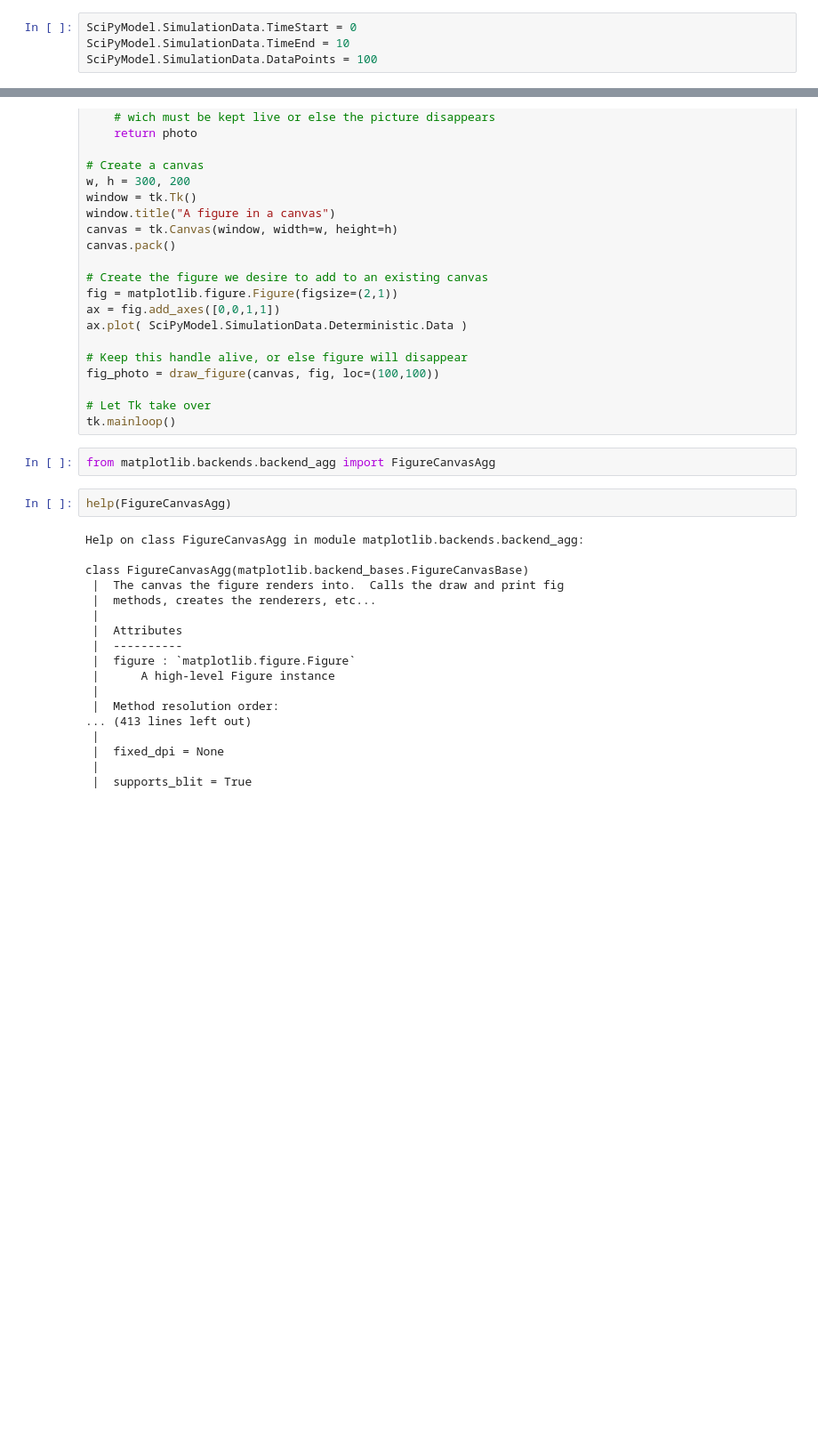
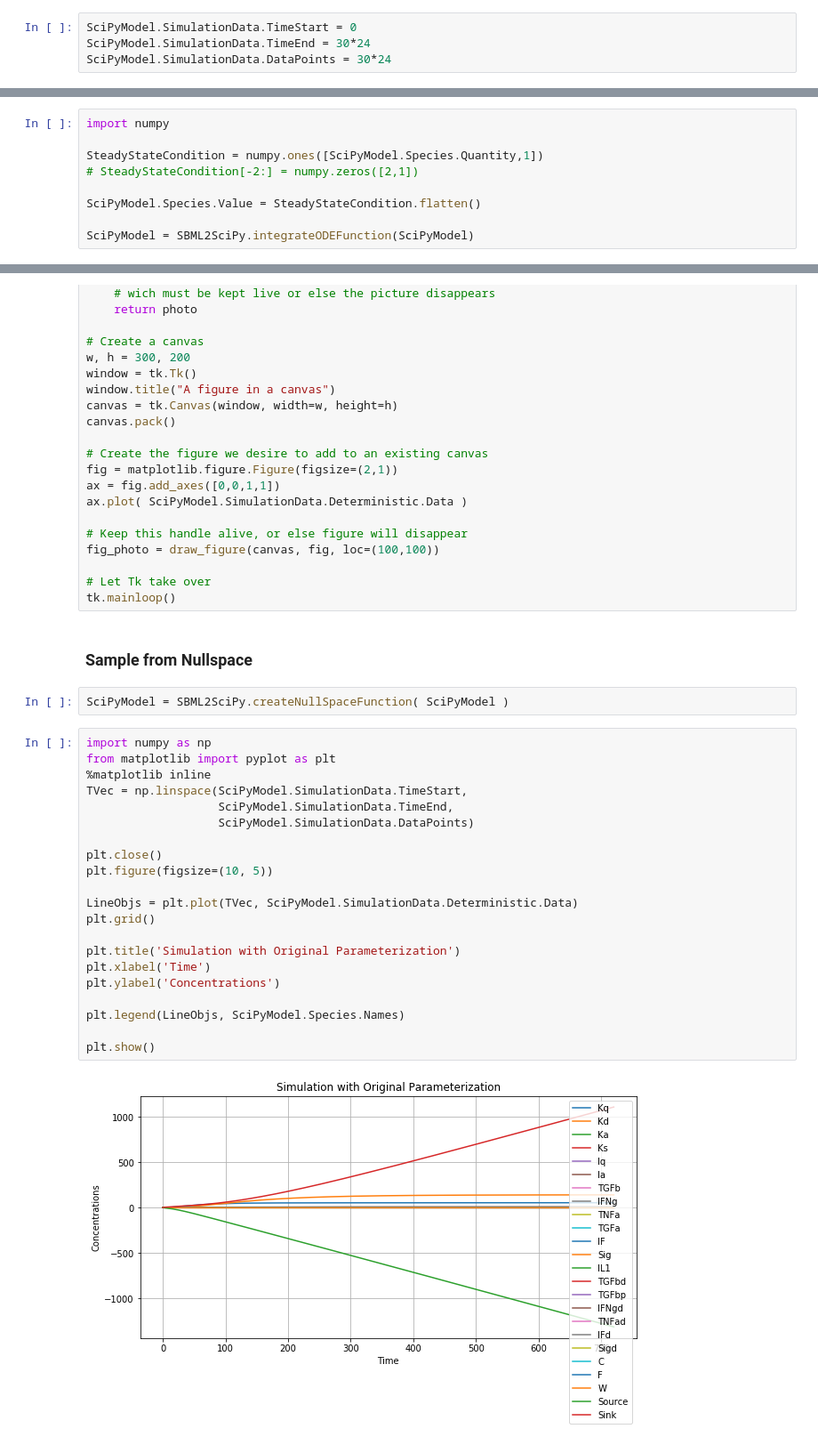
Before and after one commit to mridullpandey/SBML-Analysis-Toolbox, a Jupyter notebook: Sample_Workflow.ipynb, the cells around one changed output, grey strips where cells are left out. Shown at 89% size. Saved outputs shown, nothing was run; the diff lists cells and outputs as text; blank space fills up the shorter version.

Commit message:
masstransfer submodel nullspace example

```diff
--- a/Sample_Workflow.ipynb
+++ b/Sample_Workflow.ipynb
@@ -48,5 +48,5 @@ SciPyModel = SBML2SciPy.writeODEFunction( SciPyModel )
 Specify time-vector information.
 # %%
 SciPyModel.SimulationData.TimeStart = 0
-SciPyModel.SimulationData.TimeEnd = 10
-SciPyModel.SimulationData.DataPoints = 100
+SciPyModel.SimulationData.TimeEnd = 30*24
+SciPyModel.SimulationData.DataPoints = 30*24
@@ -56,0 +53,9 @@ ERROR: Unknown error. Unable to remove 0211PMApril182018.py
+# %%
+import numpy
+
+SteadyStateCondition = numpy.ones([SciPyModel.Species.Quantity,1])
+# SteadyStateCondition[-2:] = numpy.zeros([2,1])
+
+SciPyModel.Species.Value = SteadyStateCondition.flatten()
+
+SciPyModel = SBML2SciPy.integrateODEFunction(SciPyModel)
@@ -106,25 +113,30 @@ fig_photo = draw_figure(canvas, fig, loc=(100,100))
 
 # Let Tk take over
 tk.mainloop()
-# %%
-from matplotlib.backends.backend_agg import FigureCanvasAgg
-# %%
-help(FigureCanvasAgg)
-# %% [output]
-Help on class FigureCanvasAgg in module matplotlib.backends.backend_agg:
-
-class FigureCanvasAgg(matplotlib.backend_bases.FigureCanvasBase)
- |  The canvas the figure renders into.  Calls the draw and print fig
- |  methods, creates the renderers, etc...
- |
- |  Attributes
- |  ----------
- |  figure : `matplotlib.figure.Figure`
- |      A high-level Figure instance
- |
- |  Method resolution order:
-... (413 lines left out)
- |
- |  fixed_dpi = None
- |
- |  supports_blit = True
+# %% [markdown]
+### Sample from Nullspace
+# %%
+SciPyModel = SBML2SciPy.createNullSpaceFunction( SciPyModel )
+# %%
+import numpy as np
+from matplotlib import pyplot as plt
+%matplotlib inline
+TVec = np.linspace(SciPyModel.SimulationData.TimeStart,
+                   SciPyModel.SimulationData.TimeEnd,
+                   SciPyModel.SimulationData.DataPoints)
+
+plt.close()
+plt.figure(figsize=(10, 5))
+
+LineObjs = plt.plot(TVec, SciPyModel.SimulationData.Deterministic.Data)
+plt.grid()
+
+plt.title('Simulation with Original Parameterization')
+plt.xlabel('Time')
+plt.ylabel('Concentrations')
+
+plt.legend(LineObjs, SciPyModel.Species.Names)
+
+plt.show()
+# %% [output]
+[figure, added]
```
Also changed, not shown: parts of 5 cells of this notebook, 11 other files.
